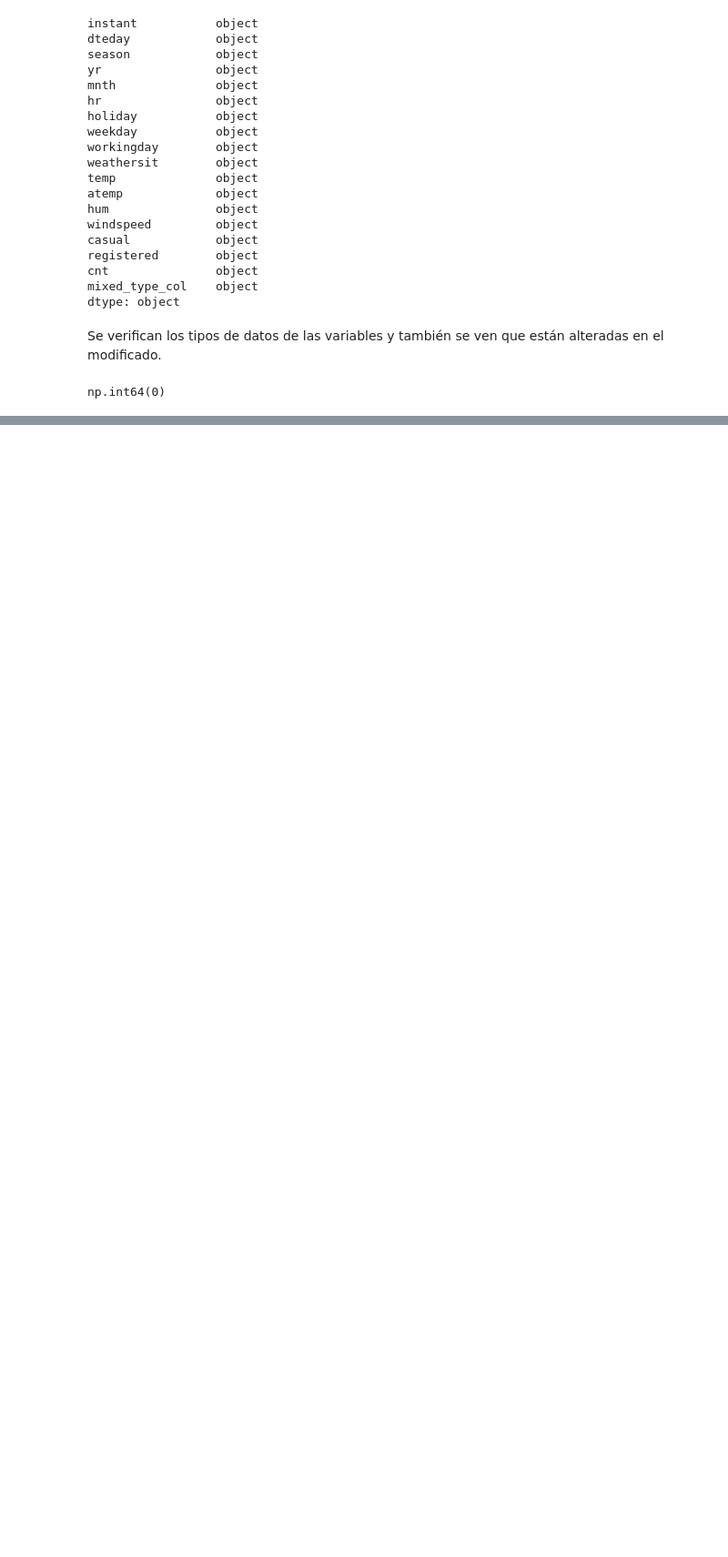
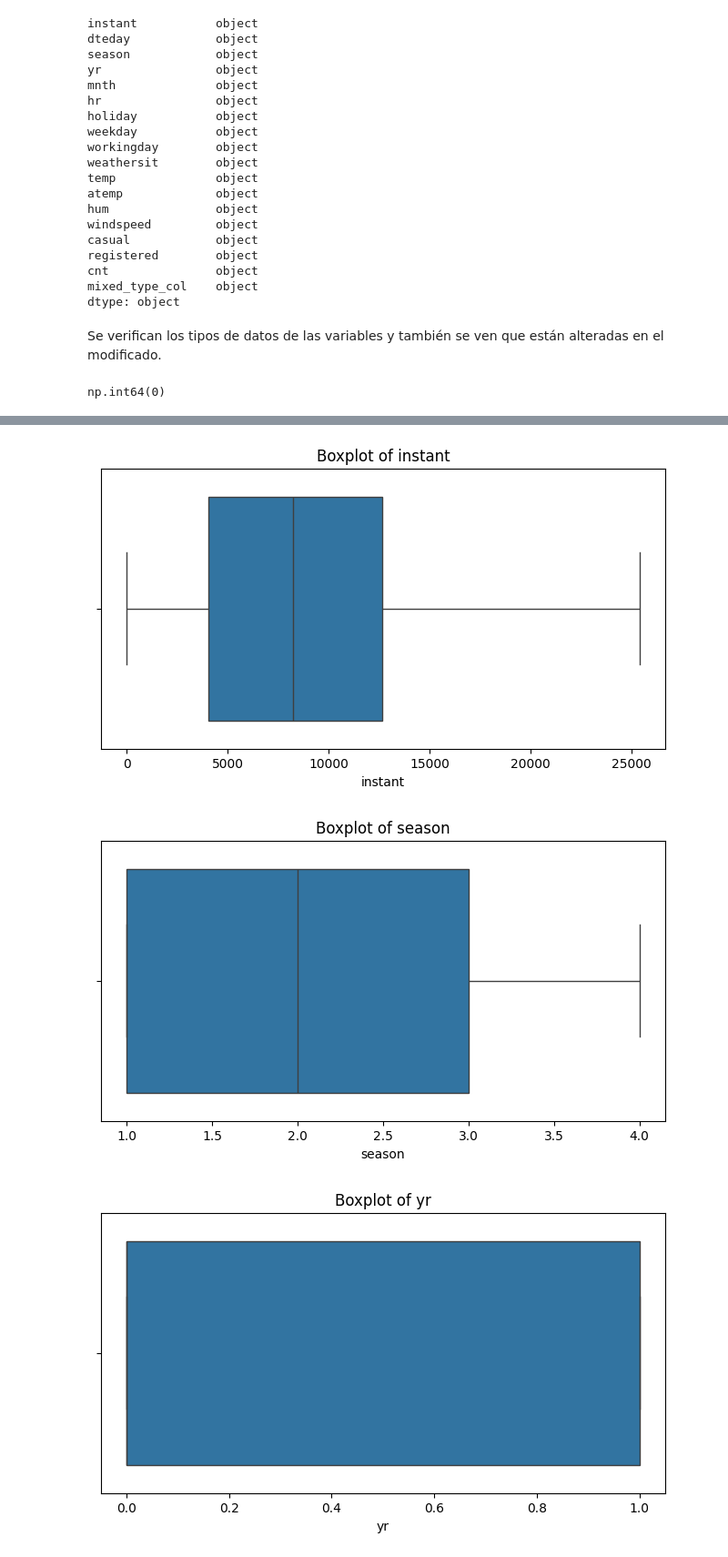
Before and after one commit to alcalderagl/bike_sharing_mlops, a Jupyter notebook: notebooks/00_eda.ipynb, the cells around one changed output, grey strips where cells are left out. Shown at 91% size. Cells and saved outputs as stored; diff of their text form; code cells hidden in the pictures; blank space fills up the shorter version.

```diff
--- a/notebooks/00_eda.ipynb
+++ b/notebooks/00_eda.ipynb
@@ -293,0 +425,25 @@ np.int64(0)
+# %%
+eliminar_outliers = True
+if eliminar_outliers:
+    for col in numeric_cols:
+        # Calculate IQR
+        Q1 = df_mod_clean[col].quantile(0.25)
+        Q3 = df_mod_clean[col].quantile(0.75)
+        IQR = Q3 - Q1
+        # Define outlier bounds
+        lower_bound = Q1 - 1.5 * IQR
+        upper_bound = Q3 + 1.5 * IQR
+        # Remove outliers
+        df_mod_clean = df_mod_clean[(df_mod_clean[col] >= lower_bound) & (df_mod_clean[col] <= upper_bound)]
+# %%
+# Búsqueda y tratamiento de outliers en df_mod
+numeric_cols = df_mod_clean.select_dtypes(include=['number']).columns
+for col in numeric_cols:
+    plt.figure(figsize=(8, 4))
+    sns.boxplot(x=df_mod_clean[col])
+    plt.title(f'Boxplot of {col}')
+    plt.show()
+# %% [output]
+[figure, added]
+[figure, added]
+[figure, added]
```
Also changed, not shown: parts of 13 cells of this notebook.
